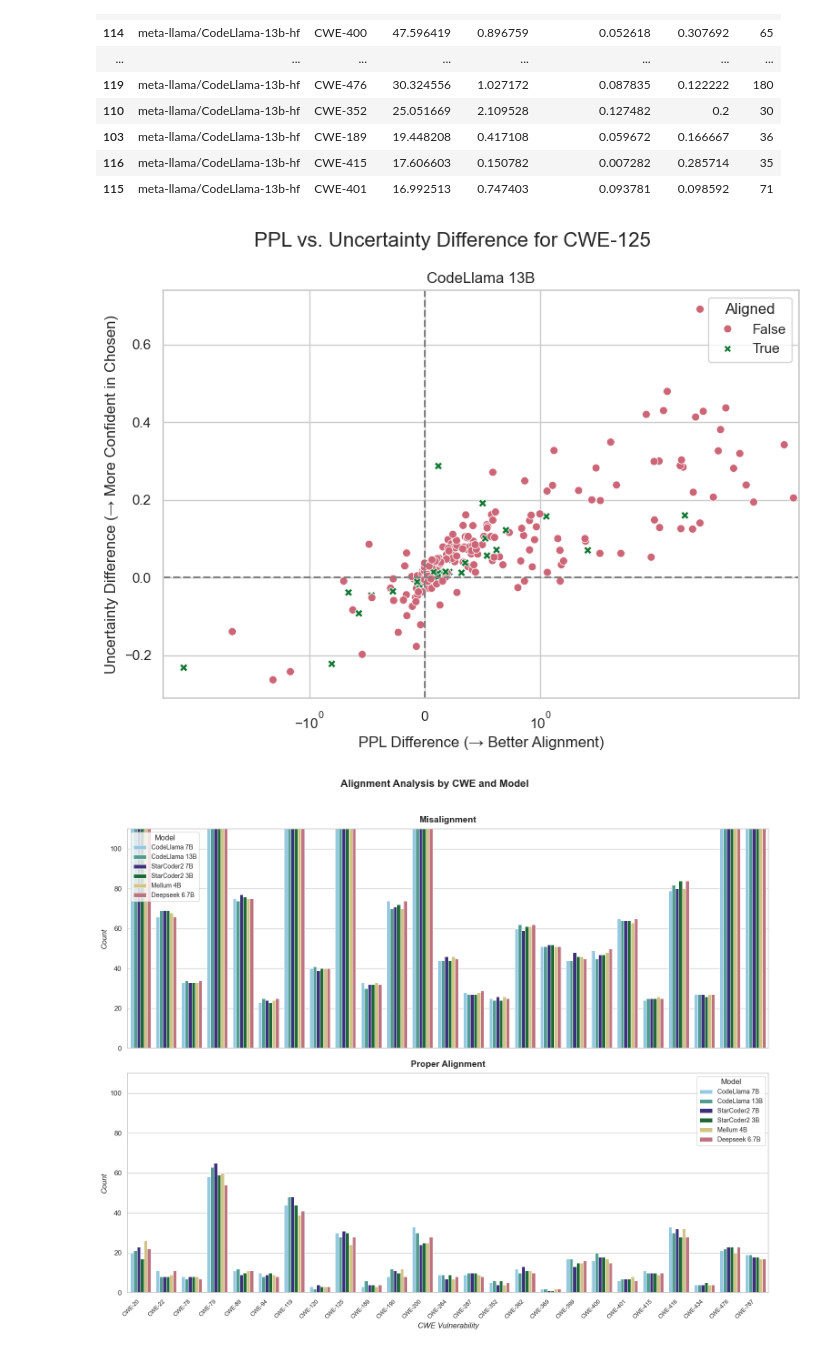
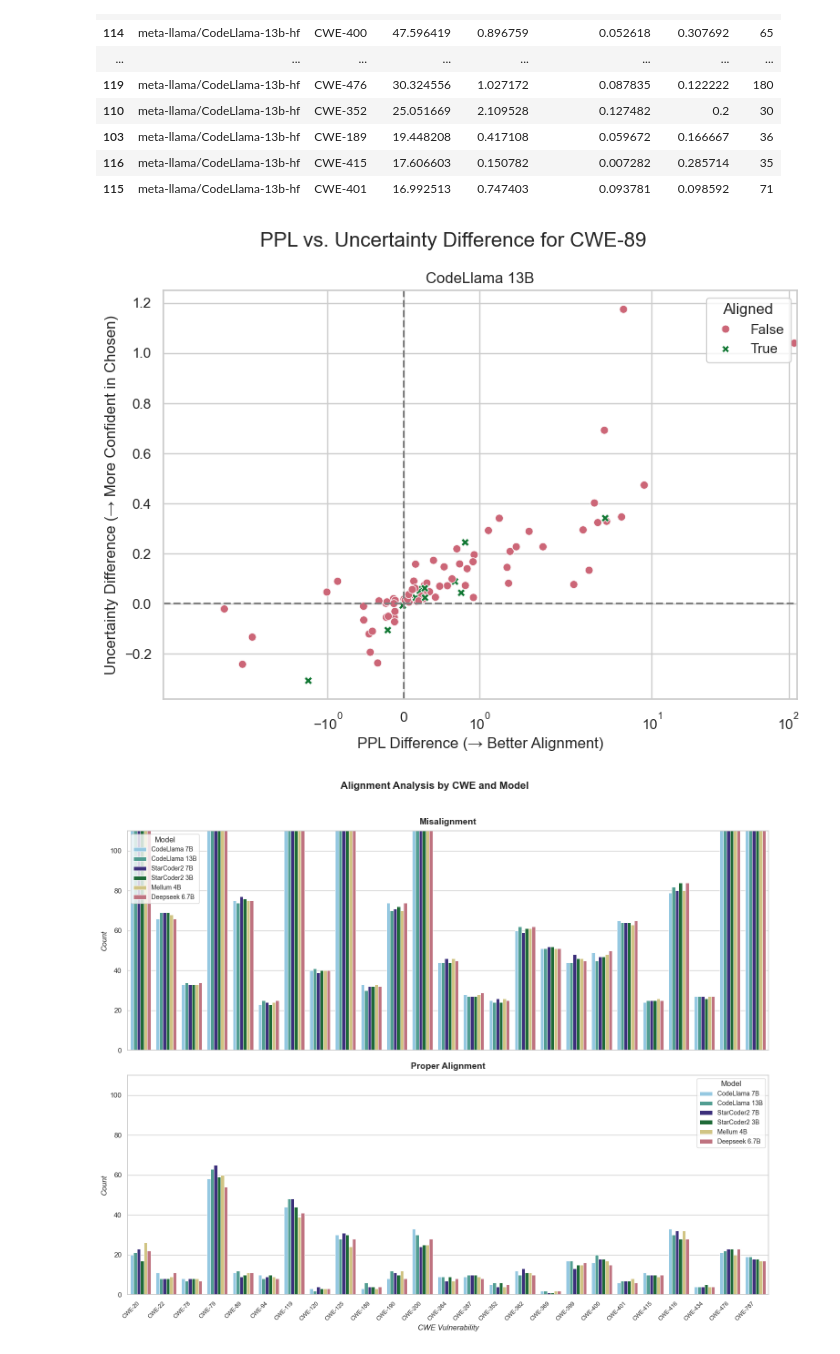
Before and after one commit to rufimelo99/lm-insecure-bias, a Jupyter notebook: sec_aware_cl/alignment/analysis.ipynb, the cells around one changed output. Cells and saved outputs as stored; diff of their text form; code cells hidden in the pictures.

```diff
--- a/sec_aware_cl/alignment/analysis.ipynb
+++ b/sec_aware_cl/alignment/analysis.ipynb
@@ -1182,7 +1152,7 @@ paul_tol_palette = {
     False: "#CC6677", # red
 }
 
-cwe_to_filter = "CWE-125"  # Example CWE to filter by
+cwe_to_filter = "CWE-89"  # Example CWE to filter by
 model_to_filter = "meta-llama/CodeLlama-13b-hf"  # Example model to filter by
 df_filtered = df_transversal[df_transversal["cwe"] == cwe_to_filter]
 df_filtered = df_filtered[df_filtered["model"] == model_to_filter]
@@ -1201,35 +1171,35 @@ plt.figure(figsize=(8, 6))
 ax = plt.gca()
 
 # Scatter plot
 sns.scatterplot(
     data=df_model,
     x="ppl_diff",
     y="uncertainty_diff",
     hue="Aligned",
     style="Aligned",
     s=40,
     palette=paul_tol_palette,
     ax=ax
 )
 
 # Reference lines
 ax.axhline(0, color='grey', linestyle='--')
 ax.axvline(0, color='grey', linestyle='--')
 
 # Labels and scales
 ax.set_title(f"{prettier_names.get(model, model)}")
 ax.set_xlabel("PPL Difference (\u2192 Better Alignment)")
 ax.set_ylabel("Uncertainty Difference (\u2192 More Confident in Chosen)")
 ax.set_yscale("linear")  # or "symlog" if you still want that
 ax.set_xscale("symlog")
 
 plt.suptitle(f"PPL vs. Uncertainty Difference for {cwe_to_filter}", fontsize=16)
 plt.tight_layout()
 # save to PDF
-plt.savefig(f"../../artifacts/plots/ppl_diff_uncertainty_llama_cwe125.pdf", dpi=600, bbox_inches="tight")
+plt.savefig(f"../../artifacts/plots/ppl_diff_uncertainty_llama_cwe89.pdf", dpi=600, bbox_inches="tight")
 plt.show()
 # %% [output]
-[figure, old version]
+[figure, new version]
 # %%
 import matplotlib.pyplot as plt
 import seaborn as sns
```
Also changed, not shown: parts of 3 cells of this notebook, 2 other files.
